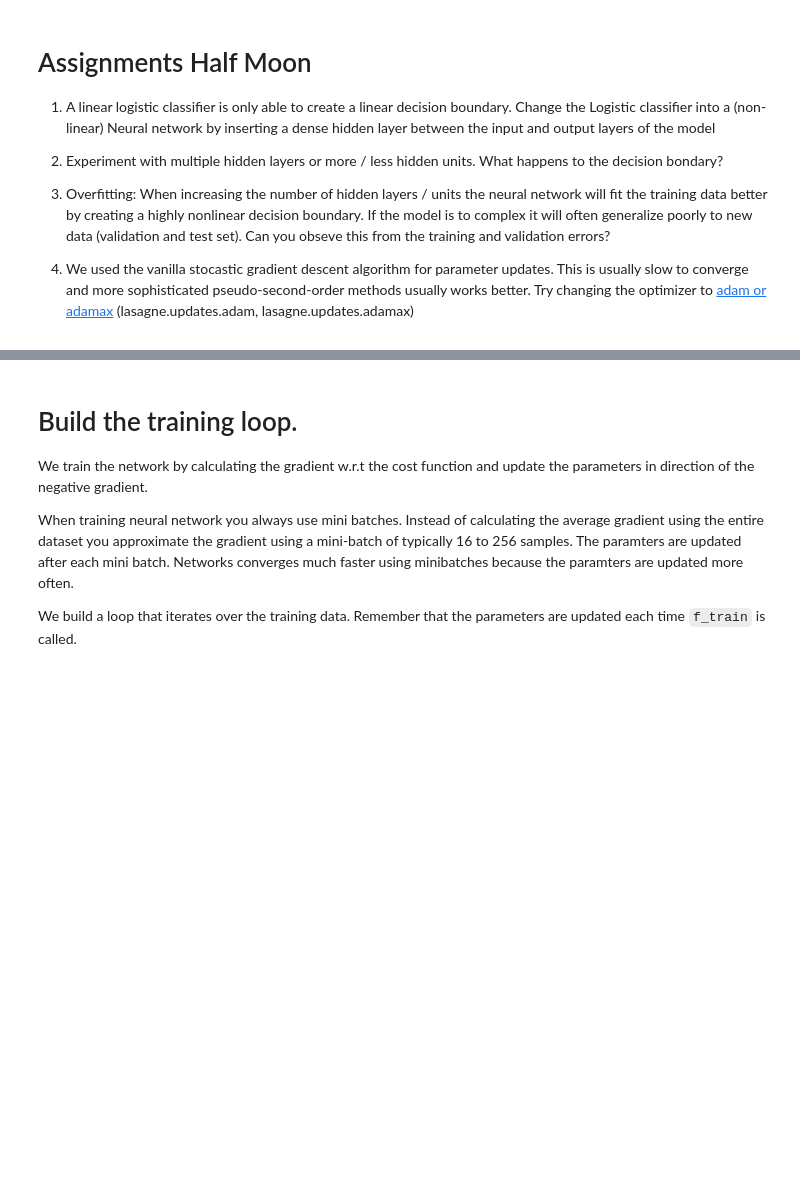
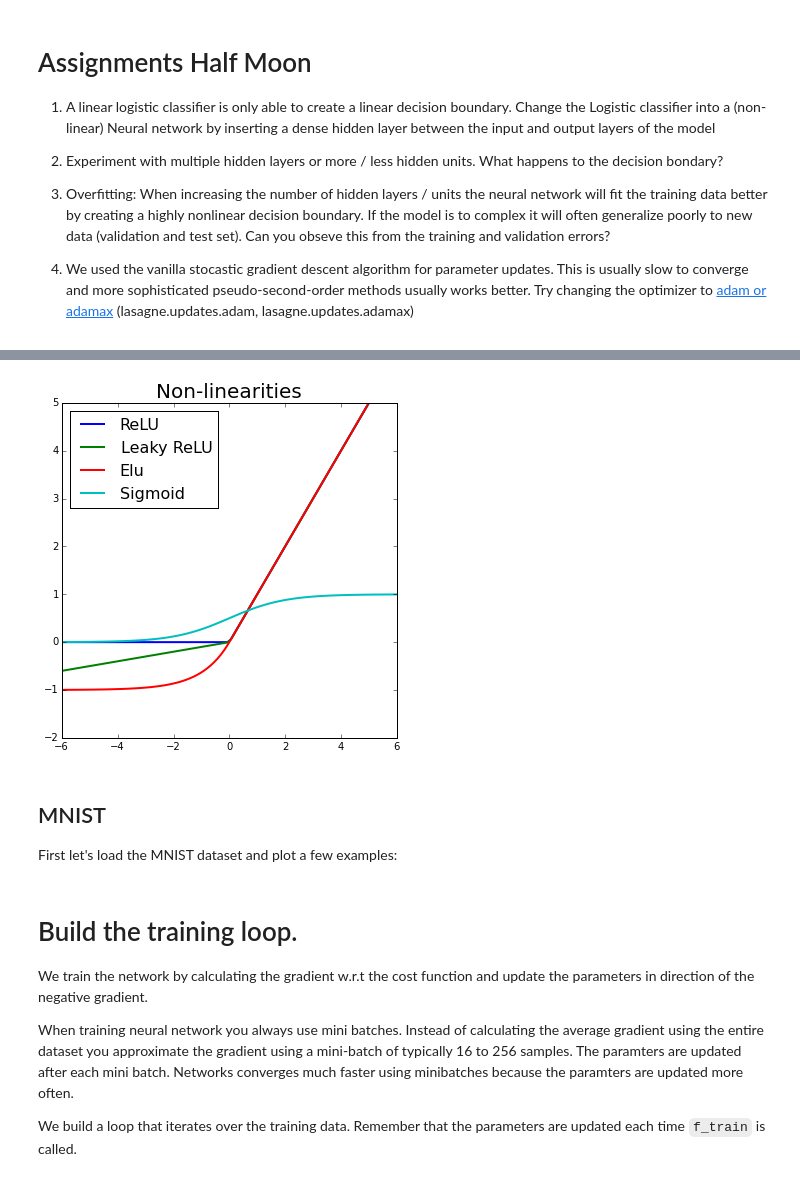
Before and after one commit to DeepLearningDTU/nvidia_deep_learning_summercamp_2016, a Jupyter notebook: lab1/lab1_FFN.ipynb, the cells around one changed output, grey strips where cells are left out. Drawn from its saved outputs; the diff is of its cells as text; code cells hidden in the pictures; blank space fills up the shorter version.

```diff
--- a/lab1/lab1_FFN.ipynb
+++ b/lab1/lab1_FFN.ipynb
@@ -226,3 +248,35 @@ First let's load the MNIST dataset and plot a few examples:
+# %%
+# PLOT OF DIFFERENT OUTPUT USNITS
+x = np.linspace(-6, 6, 100)
+relu = lambda x: np.maximum(0, x)
+leaky_relu = lambda x: np.maximum(0, x) + 0.1*np.minimum(0, x) # probably a slow implementation....
+elu = lambda x: (x > 0)*x + (1 - (x > 0))*(np.exp(x) - 1)
+sigmoid = lambda x: (1+np.exp(-x))**(-1)
+
+plt.figure(figsize=(6,6))
+plt.plot(x, relu(x), label='ReLU', lw=2)
+plt.plot(x, leaky_relu(x), label='Leaky ReLU',lw=2)
+plt.plot(x, elu(x), label='Elu', lw=2)
+plt.plot(x, sigmoid(x), label='Sigmoid',lw=2)
+plt.legend(loc=2, fontsize=16)
+plt.title('Non-linearities', fontsize=20)
+plt.ylim([-2, 5])
+plt.xlim([-6, 6])
+
+# softmax
+def softmax(x):
+    exp = np.exp(x)
+    normalizer = np.sum(exp, axis=1, keepdims=True)
+    return exp / normalizer
+
+
+# assert that all class probablities sum to one
+assert np.all(abs(1.0 - x_softmax.sum(axis=1)) < 1e-8)
+# %% [output]
+[figure, added]
+# %% [markdown]
+## MNIST
+First let's load the MNIST dataset and plot a few examples:
 # %%
 #To speed up training we'll only work on a subset of the data
 data = np.load('mnist.npz')
```
Also changed, not shown: parts of 3 cells of this notebook, 1 other file.
